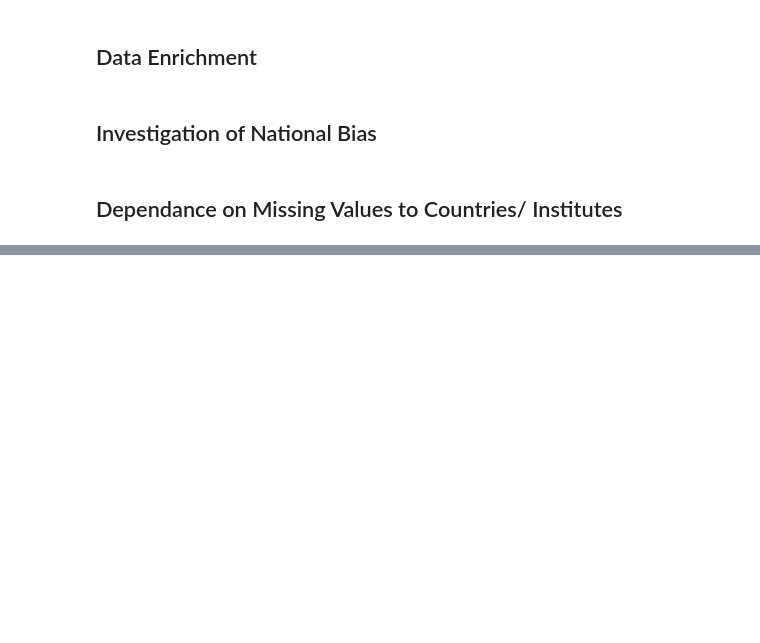
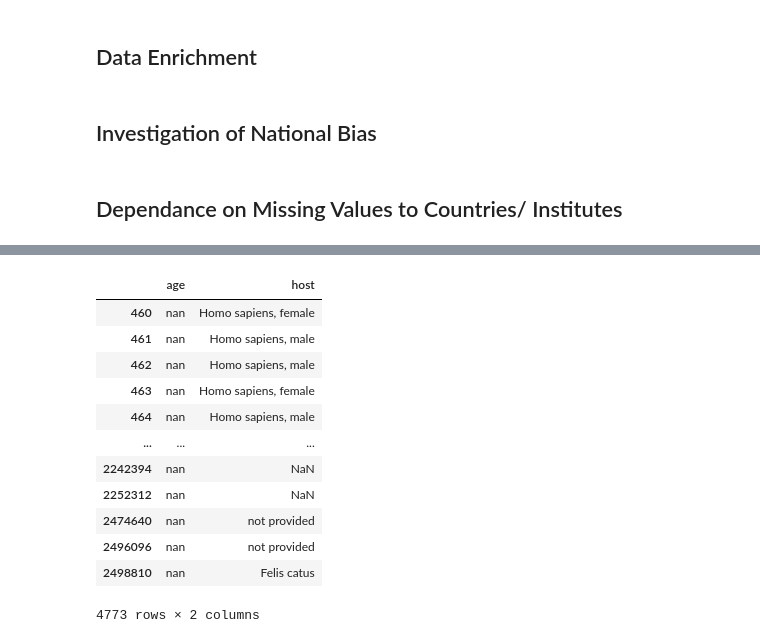
Before and after one commit to ninaihde/sampling-bias-cov19, a Jupyter notebook: src/analyze_EBI_metadata.ipynb, the cells around one changed output, grey strips where cells are left out. Drawn from its saved outputs; the diff is of its cells as text; code cells hidden in the pictures; blank space fills up the shorter version.

```diff
--- a/src/analyze_EBI_metadata.ipynb
+++ b/src/analyze_EBI_metadata.ipynb
@@ -309,0 +388,19 @@ df['collected_by'].value_counts() # 385 unique entries -> cannot create above pl
+# %%
+# Check how host is set if age in not numeric (for debugging and to finally check all set ages)
+df['age'] = df['age'].astype(str)
+non_numeric_ages = df[df['age'].apply(lambda x: not x.isnumeric())]
+non_numeric_ages[non_numeric_ages['host'].str.lower() != 'homo sapiens'][['age', 'host']]
+# %% [output]
+|  | age | host |
+| 460 | nan | Homo sapiens, female |
+| 461 | nan | Homo sapiens, male |
+| 462 | nan | Homo sapiens, male |
+| 463 | nan | Homo sapiens, female |
+| 464 | nan | Homo sapiens, male |
+| ... | ... | ... |
+| 2242394 | nan | NaN |
+| 2252312 | nan | NaN |
+| 2474640 | nan | not provided |
+| 2496096 | nan | not provided |
+| 2498810 | nan | Felis catus |
+4773 rows × 2 columns
```
Also changed, not shown: parts of 11 cells of this notebook.
